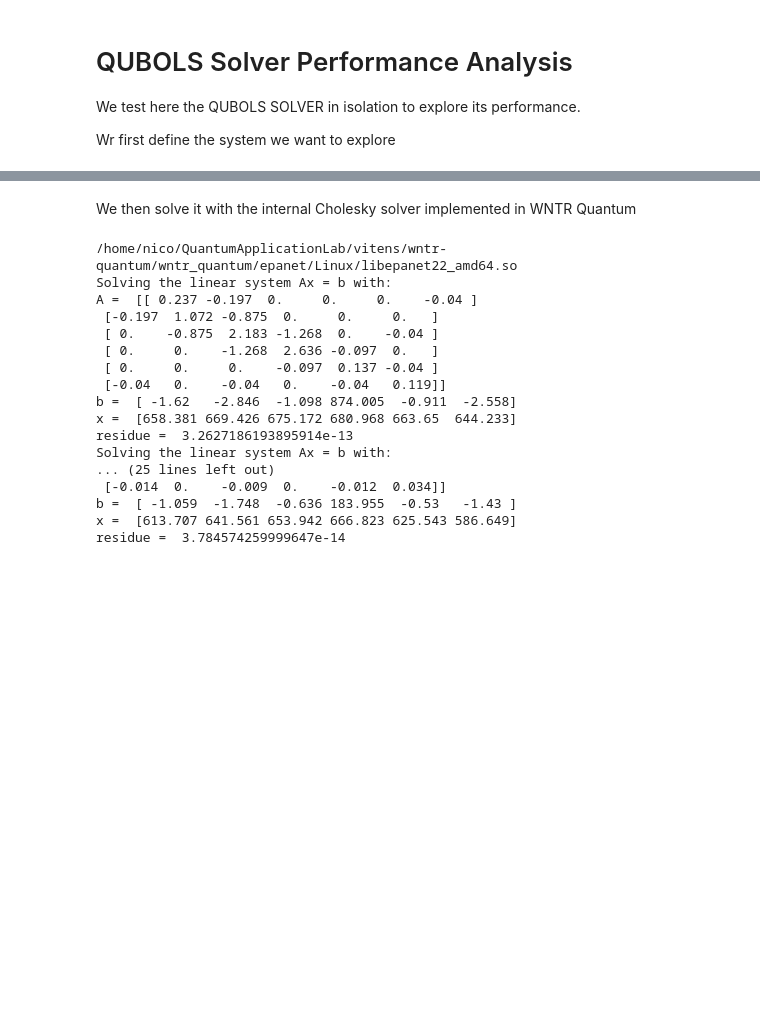
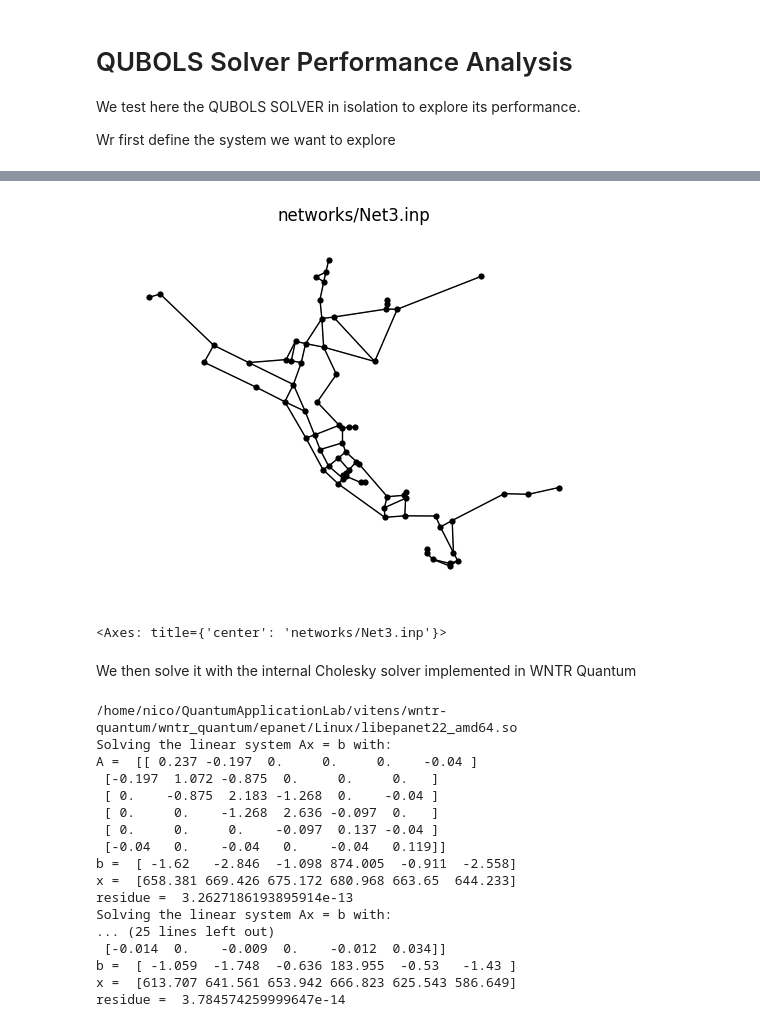
Before and after one commit to QuantumApplicationLab/wntr-quantum, a Jupyter notebook: docs/notebooks/qubols_solver.ipynb, the cells around one changed output, grey strips where cells are left out. Drawn from its saved outputs; the diff is of its cells as text; code cells hidden in the pictures; blank space fills up the shorter version.

```diff
--- a/docs/notebooks/qubols_solver.ipynb
+++ b/docs/notebooks/qubols_solver.ipynb
@@ -25,3 +35,8 @@ wn.num_nodes
+# %%
+wntr.graphics.plot_network(skel_wn, title=skel_wn.name, node_labels=False)
+# %% [output]
+[figure, added]
+<Axes: title={'center': 'networks/Net3.inp'}>
 # %% [markdown]
 We then solve it with the internal Cholesky solver implemented in WNTR Quantum
 # %%
```
Also changed, not shown: parts of 3 cells of this notebook, 13 other files.
